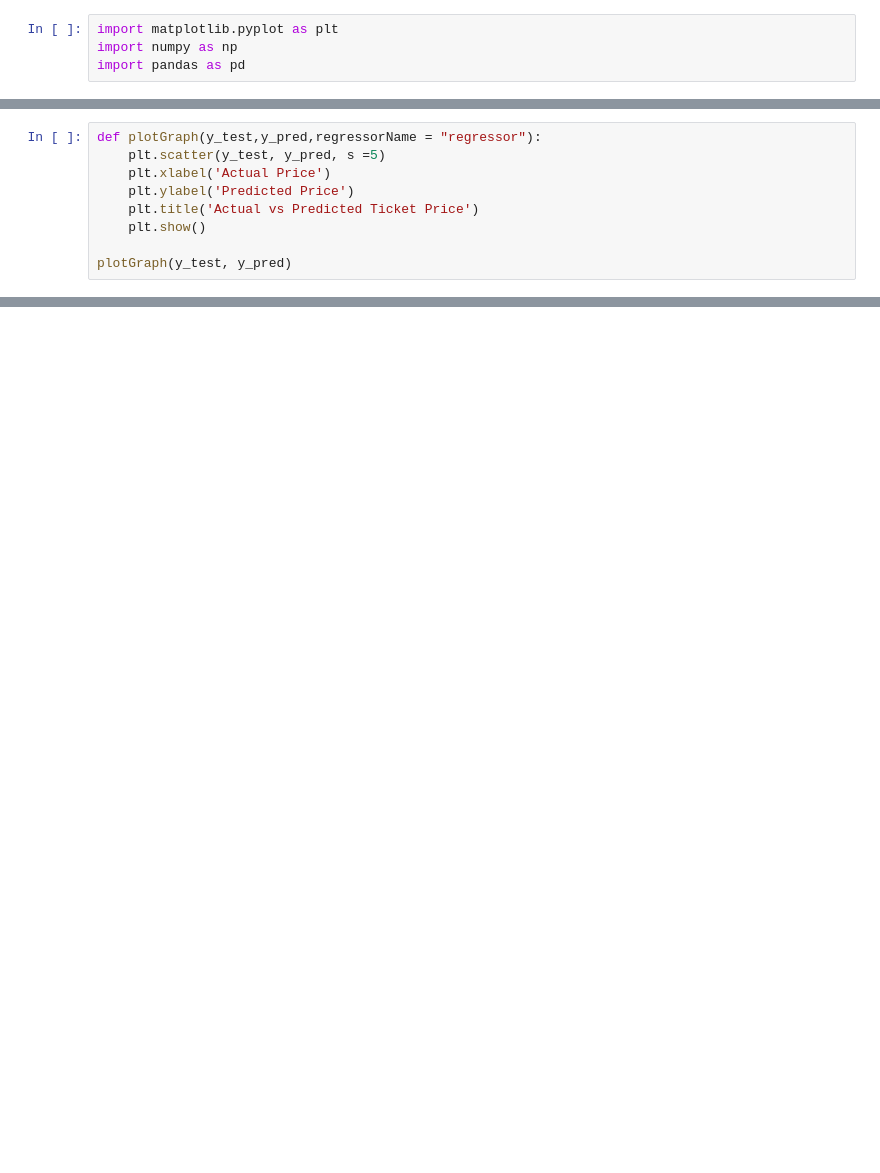
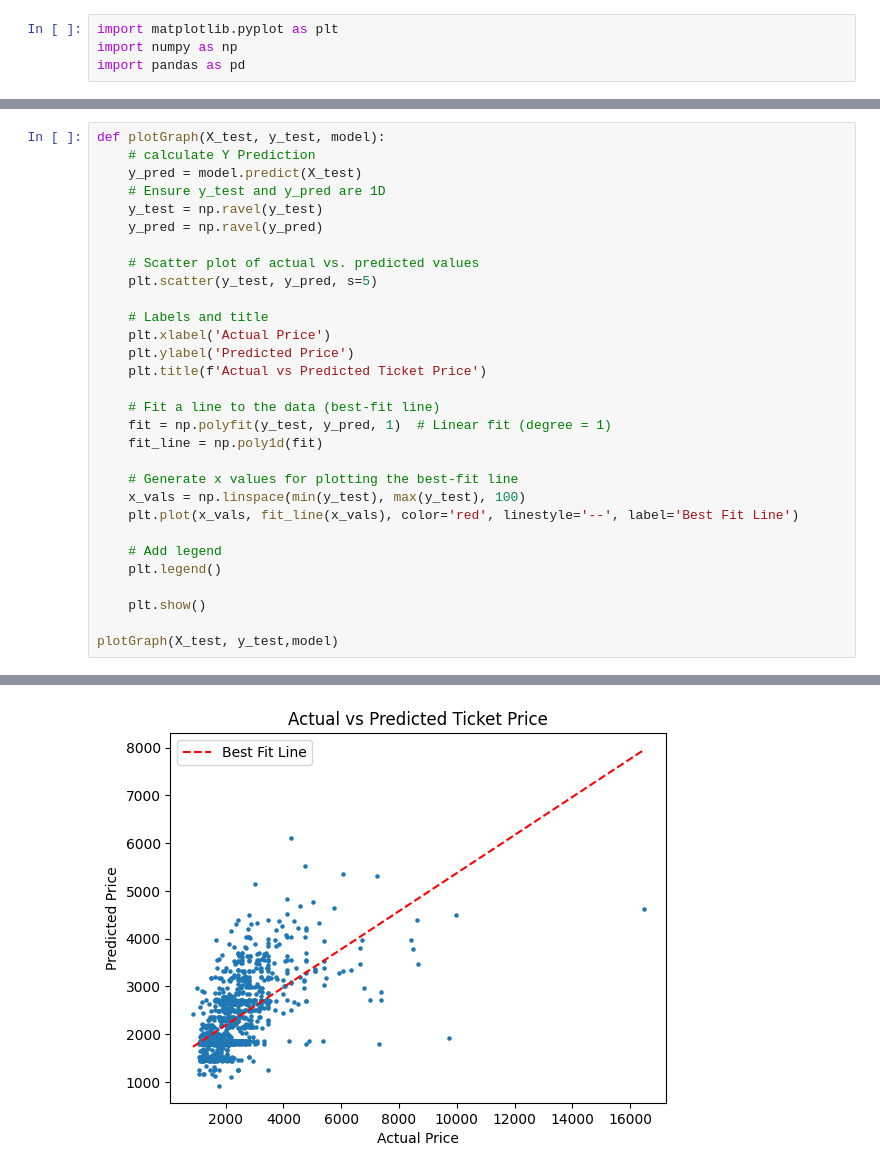
Before and after one commit to gyasibaaye/KedroDemo, a Jupyter notebook: notebooks/2024-08-12-egb-kedro-demo-notebook.ipynb, the cells around one changed output, grey strips where cells are left out. Cells and saved outputs as stored; diff of their text form; blank space fills up the shorter version.

```diff
--- a/notebooks/2024-08-12-egb-kedro-demo-notebook.ipynb
+++ b/notebooks/2024-08-12-egb-kedro-demo-notebook.ipynb
@@ -184,9 +71,0 @@ y_pred = model.predict(X_test)
-# %%
-def plotGraph(y_test,y_pred,regressorName = "regressor"):
-    plt.scatter(y_test, y_pred, s =5)
-    plt.xlabel('Actual Price')
-    plt.ylabel('Predicted Price')
-    plt.title('Actual vs Predicted Ticket Price')
-    plt.show()
-
-plotGraph(y_test, y_pred)
@@ -195,0 +72,31 @@ plotGraph(y_test, y_pred)
+# %%
+def plotGraph(X_test, y_test, model):
+    # calculate Y Prediction
+    y_pred = model.predict(X_test)
+    # Ensure y_test and y_pred are 1D
+    y_test = np.ravel(y_test)
+    y_pred = np.ravel(y_pred)
+
+    # Scatter plot of actual vs. predicted values
+    plt.scatter(y_test, y_pred, s=5)
+
+    # Labels and title
+    plt.xlabel('Actual Price')
+    plt.ylabel('Predicted Price')
+    plt.title(f'Actual vs Predicted Ticket Price')
+
+    # Fit a line to the data (best-fit line)
+    fit = np.polyfit(y_test, y_pred, 1)  # Linear fit (degree = 1)
+    fit_line = np.poly1d(fit)
+
+    # Generate x values for plotting the best-fit line
+    x_vals = np.linspace(min(y_test), max(y_test), 100)
+    plt.plot(x_vals, fit_line(x_vals), color='red', linestyle='--', label='Best Fit Line')
+
+    # Add legend
+    plt.legend()
+
+    plt.show()
+
+plotGraph(X_test, y_test,model)
+# %% [output]
@@ -196,3 +104,4 @@ plotGraph(y_test, y_pred)
+[figure, added]
 # %%
 residuals = y_test['price'] - y_pred
 plt.scatter(y_pred, residuals, s=5)
```
Also changed, not shown: parts of 32 cells of this notebook, 15 other files.
